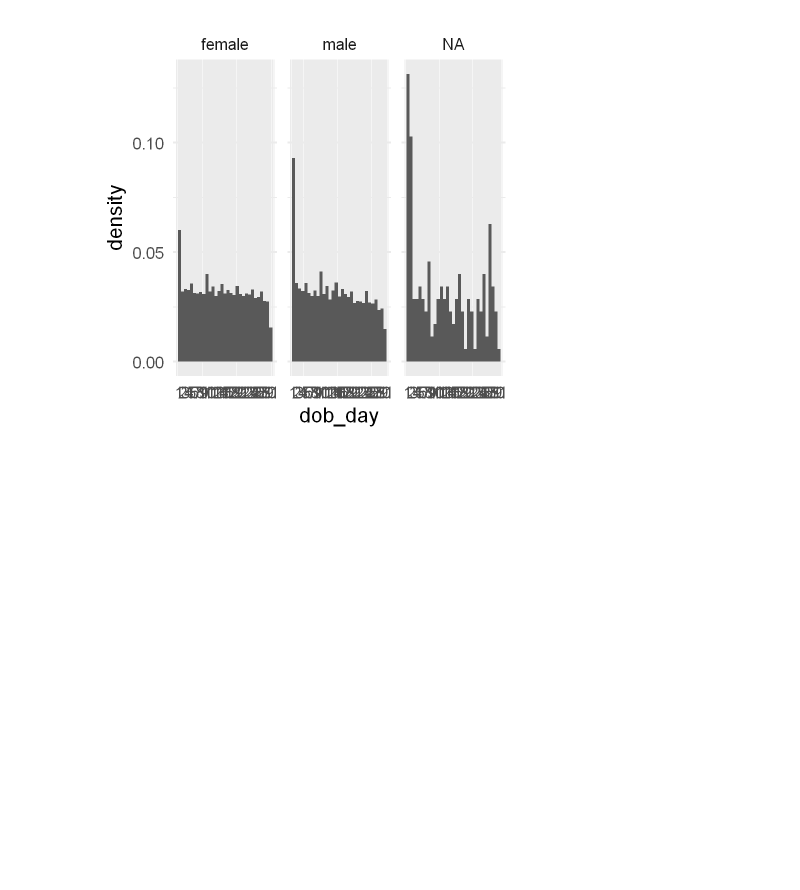
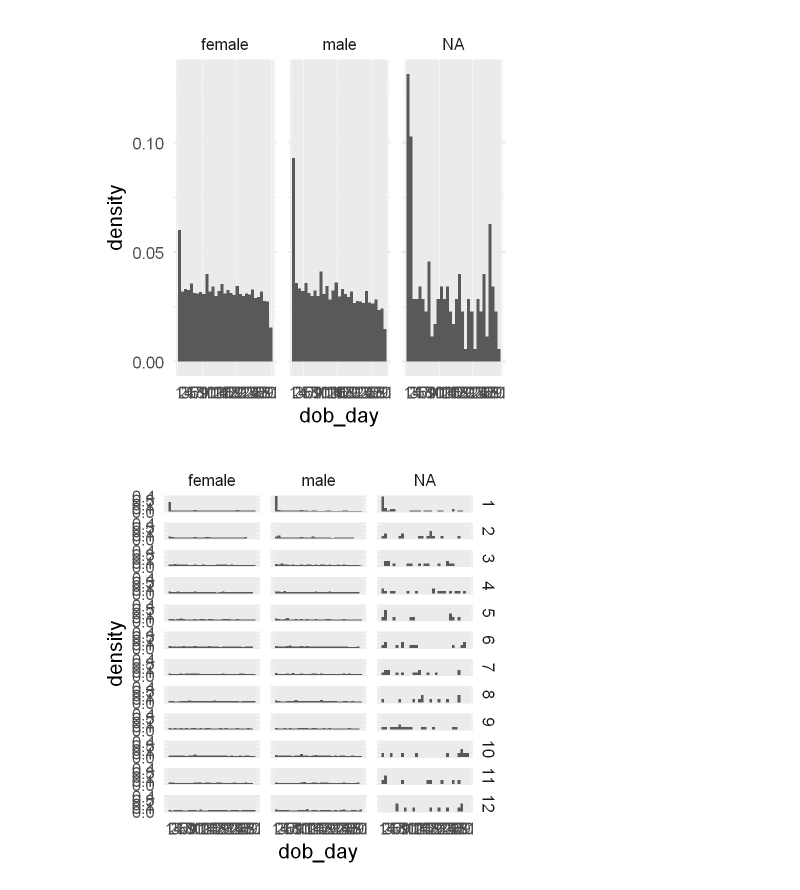
Before and after one commit to birbarino/R-Projects, a Jupyter notebook: intro-to-r/intro-to-r.ipynb, the cells around one changed output. Drawn from its saved outputs; the diff is of its cells as text; code cells hidden in the pictures; blank space fills up the shorter version.

```diff
--- a/intro-to-r/intro-to-r.ipynb
+++ b/intro-to-r/intro-to-r.ipynb
@@ -741,3 +741,12 @@ ggplot(aes(x = dob_day, y = ..density..), data = fb) +
     facet_wrap(~gender)
 # %% [output]
 [figure]
+# %%
+ggplot(aes(x = dob_day, y = ..density..), data = fb) +
+    geom_histogram(binwidth = 1) +
+    scale_x_continuous(breaks = 1:31) +
+    facet_grid(dob_month~gender)
+
+# Below, each row is a different month, while each column is a different gender.
+# %% [output]
+[figure, added]
```
